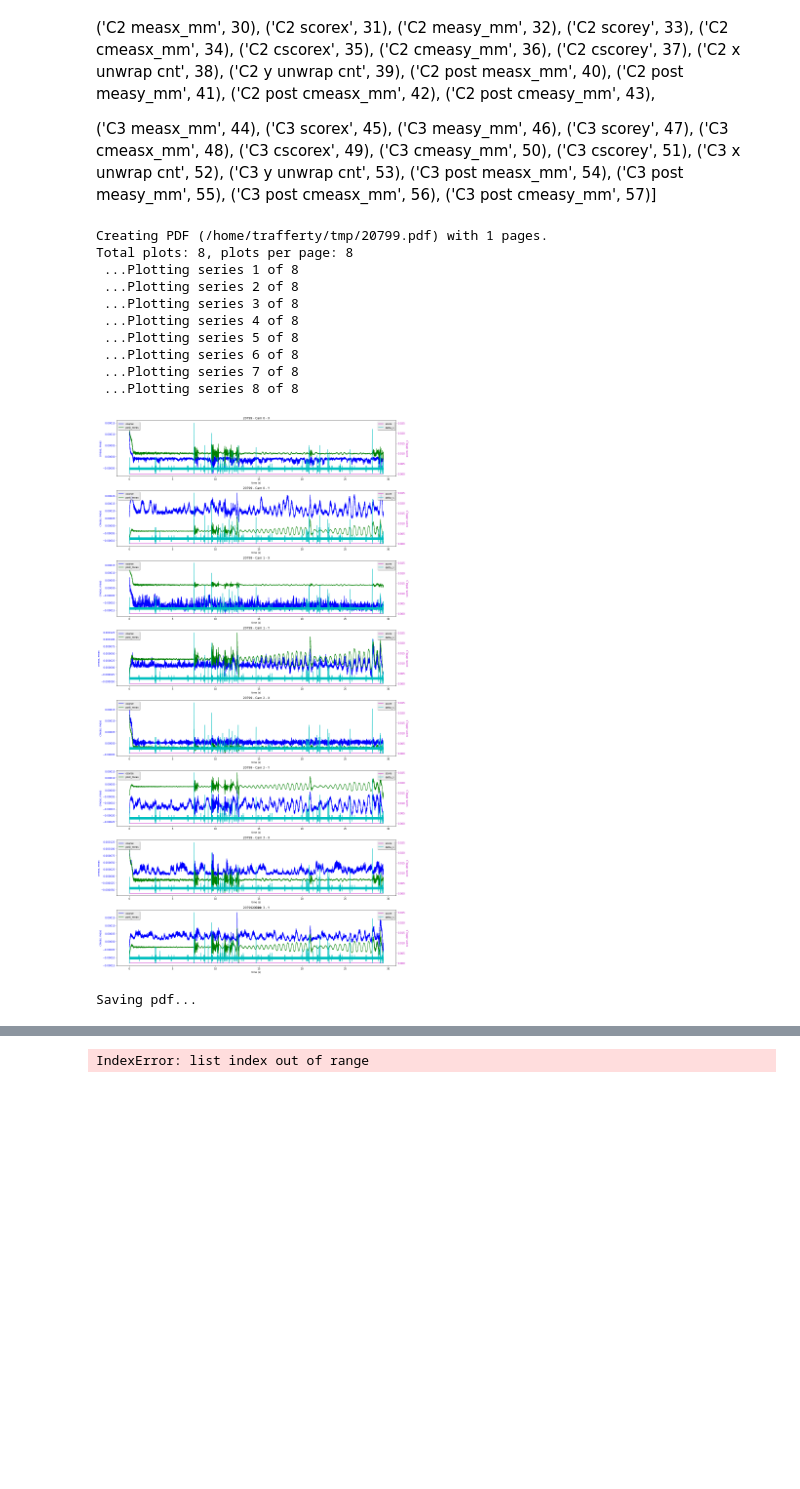
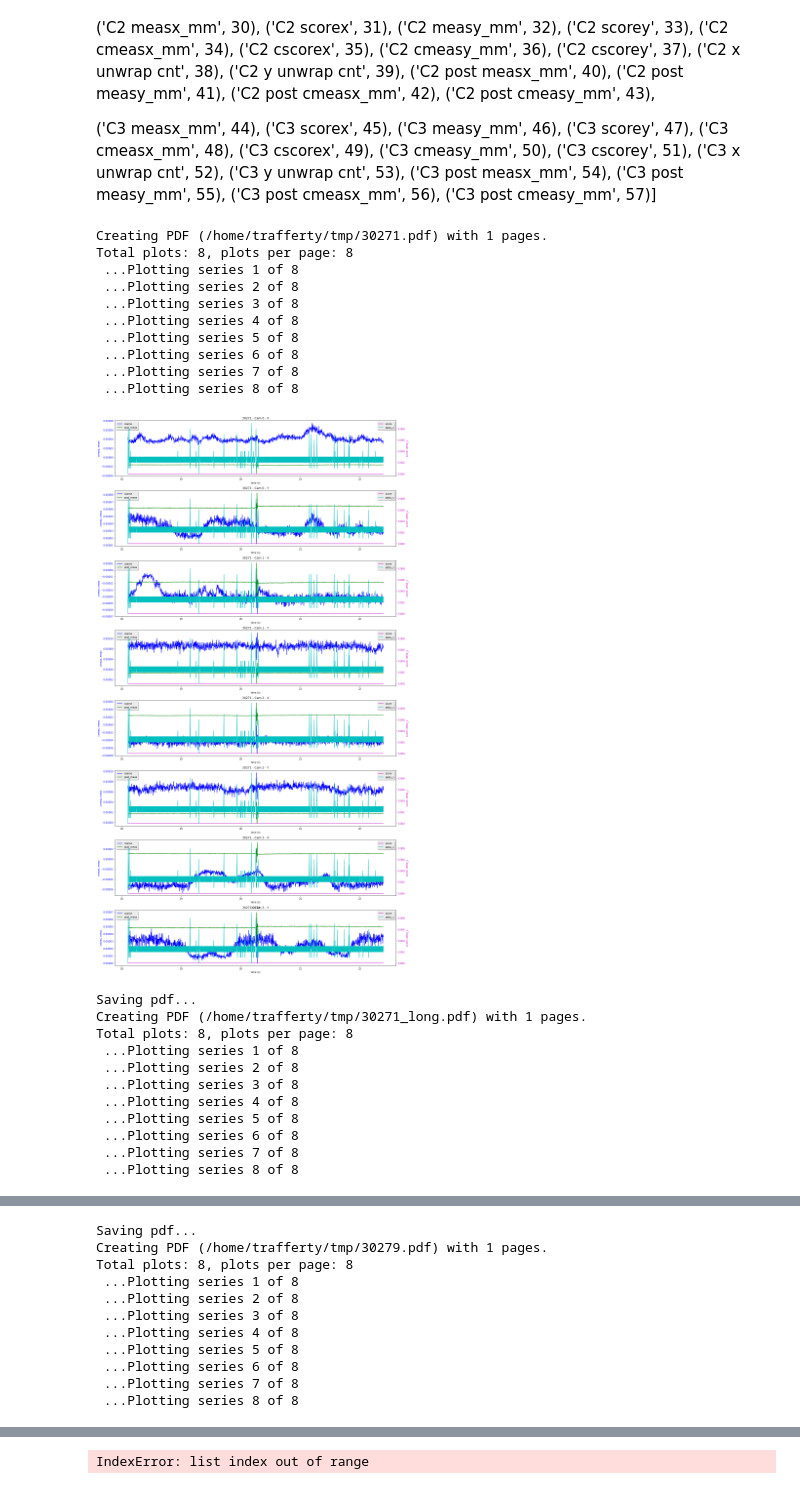
Before and after one commit to Aniruddh1/ipython-opencv-notebooks, a Jupyter notebook: notebooks/TTM Data Analysis.ipynb, the cells around one changed output, grey strips where cells are left out. Saved outputs shown, nothing was run; the diff lists cells and outputs as text; code cells hidden in the pictures; blank space fills up the shorter version.

```diff
--- a/notebooks/TTM Data Analysis.ipynb
+++ b/notebooks/TTM Data Analysis.ipynb
@@ -19,14 +16,15 @@ The autoreload extension is already loaded. To reload it, use:
 from os.path import expanduser
 
 tmp_dir = '%s/tmp' % (expanduser("~"))
+ws_dir = '%s/workspace' % (expanduser("~"))
 
-legacy=False
+#legacy, fname = False, '%s/stats/template.31159/wafer.1/imprint.1/TTMLogStream.1' % (ws_dir)
+#legacy, fname = False, '%s/30799_TTMLogStream.csv' % (tmp_dir)
+#legacy, fname = True, '%s/TTMLogStream_2017_05_24.csv' % (tmp_dir)
+legacy, fname = True, '%s/TTMLogStream_2017_05_17-19.csv' % (tmp_dir)
+#legacy, fname = True, '%s/TTMLogStream_2017_05_17.csv' % (tmp_dir)
+#legacy, fname = True, '%s/TTMLogStream_TEST.csv' % (tmp_dir)
 
-fname = '%s/30799_TTMLogStream.csv' % (tmp_dir)
-#fname = '%s/TTMLogStream_2017_05_24.csv' % (tmp_dir)
-#fname = '%s/TTMLogStream_2017_05_17-19.csv' % (tmp_dir)
-#fname = '%s/TTMLogStream_2017_05_17.csv' % (tmp_dir)
-#fname = '%s/TTMLogStream_TEST.csv' % (tmp_dir)
 f = open(fname, 'r')
 ttm = f.readlines()
 f.close()
@@ -51,13 +49,12 @@ ds_keys_2017_05_17_19 = [
     (30281, 'Good'),(30283, 'Good'),(30285, 'Good')
 ]
 
-ds_keys = [
-    (30736, 'Spike'),
-    (30382, 'Spike'),
-    (30384, 'Spike'),
-    (30385, 'Spike'),
-    (30386, 'Spike')
+ds_keys_latest = [
+    (31159, 'Good'),
+    (31157, 'Spike')
 ]
+
+ds_keys = ds_keys_2017_05_17_19
 # %%
 numCams = 4
 cols, col_ids = TTMUtil.define_columns_and_ids(numCams, legacy)
@@ -276,38 +293,51 @@ def plot_series(df, title_str, query_str, save_pdf):
 # %%
 # 22: '20.1 <= time_s < 20.4'
 # 26: '1 <= time_s < 3'
 
 vib_sets_05_17 = [(22, '30271', '18.1 <= time_s < 22.4'),
-            (22, '%s/30271_long', '1 <= time_s < 30'),
-            (26, '%s/30279', '1 <= time_s < 3'),
-            (26, '%s/30279_before', '1.3 <= time_s < 1.75')]
+            (22, '30271_long', '1 <= time_s < 30'),
+            (26, '30279', '1 <= time_s < 3'),
+            (26, '30279_before', '1.3 <= time_s < 1.75')]
 
 vib_sets_05_24 = [(0, '30380', '0 <= time_s < 30'),
             (1, '30382', '0 <= time_s < 30'),
             (2, '30384', '0 <= time_s < 30'),
             (3, '30385', '0 <= time_s < 30'),
             (4, '30386', '0 <= time_s < 30')]
 
-vib_sets = [(0, '20799', '0 <= time_s < 32')]
+#vib_sets = [(5, '30105', '0 <= time_s < 32')]
 
+vib_sets = vib_sets_05_17
 i = 0
 save_pdf = True
 
 df = pd.DataFrame.from_records(data_sets[vib_sets[i][0]], columns=cols)
 
-# for i in range(len(vib_sets)):
-#     plot_series(df, vib_sets[i][1], vib_sets[i][2], save_pdf )
+for i in range(len(vib_sets)):
+    df = pd.DataFrame.from_records(data_sets[vib_sets[i][0]], columns=cols)
+    plot_series(df, vib_sets[i][1], vib_sets[i][2], save_pdf )
+
 plot_series(df, vib_sets[i][1], vib_sets[i][2], save_pdf )
 # %% [output]
-Creating PDF (/home/trafferty/tmp/20799.pdf) with 1 pages.
+Creating PDF (/home/trafferty/tmp/30271.pdf) with 1 pages.
 Total plots: 8, plots per page: 8
  ...Plotting series 1 of 8
  ...Plotting series 2 of 8
  ...Plotting series 3 of 8
  ...Plotting series 4 of 8
  ...Plotting series 5 of 8
  ...Plotting series 6 of 8
  ...Plotting series 7 of 8
  ...Plotting series 8 of 8
-[figure, old version]
+[figure, new version]
 Saving pdf...
+Creating PDF (/home/trafferty/tmp/30271_long.pdf) with 1 pages.
+Total plots: 8, plots per page: 8
+ ...Plotting series 1 of 8
+ ...Plotting series 2 of 8
+ ...Plotting series 3 of 8
+ ...Plotting series 4 of 8
+ ...Plotting series 5 of 8
+ ...Plotting series 6 of 8
+ ...Plotting series 7 of 8
+ ...Plotting series 8 of 8
@@ -313,0 +345,11 @@ Saving pdf...
+Saving pdf...
+Creating PDF (/home/trafferty/tmp/30279.pdf) with 1 pages.
+Total plots: 8, plots per page: 8
+ ...Plotting series 1 of 8
+ ...Plotting series 2 of 8
+ ...Plotting series 3 of 8
+ ...Plotting series 4 of 8
+ ...Plotting series 5 of 8
+ ...Plotting series 6 of 8
+ ...Plotting series 7 of 8
+ ...Plotting series 8 of 8
```
Also changed, not shown: parts of 8 cells of this notebook, 3 other files.
